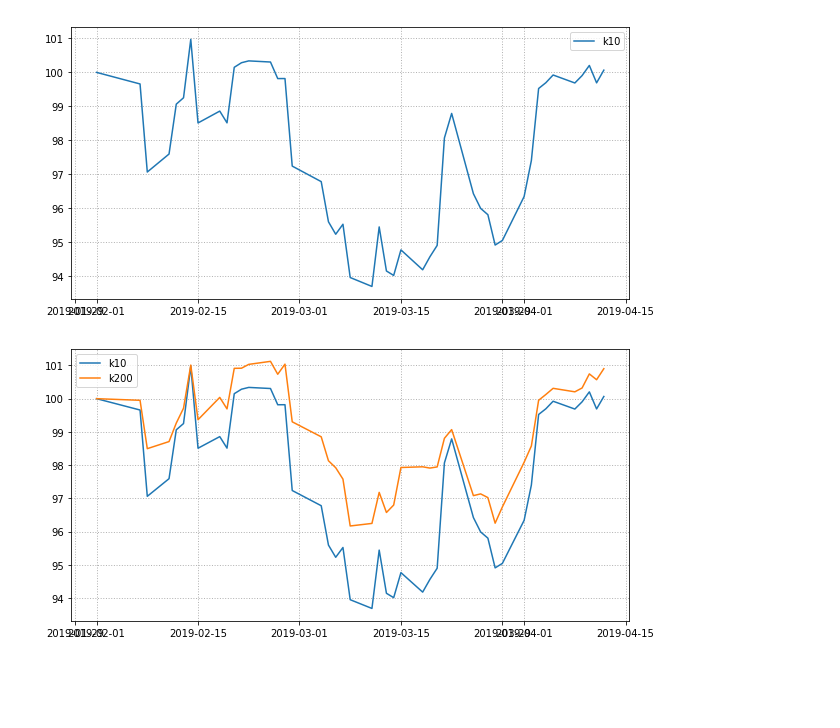
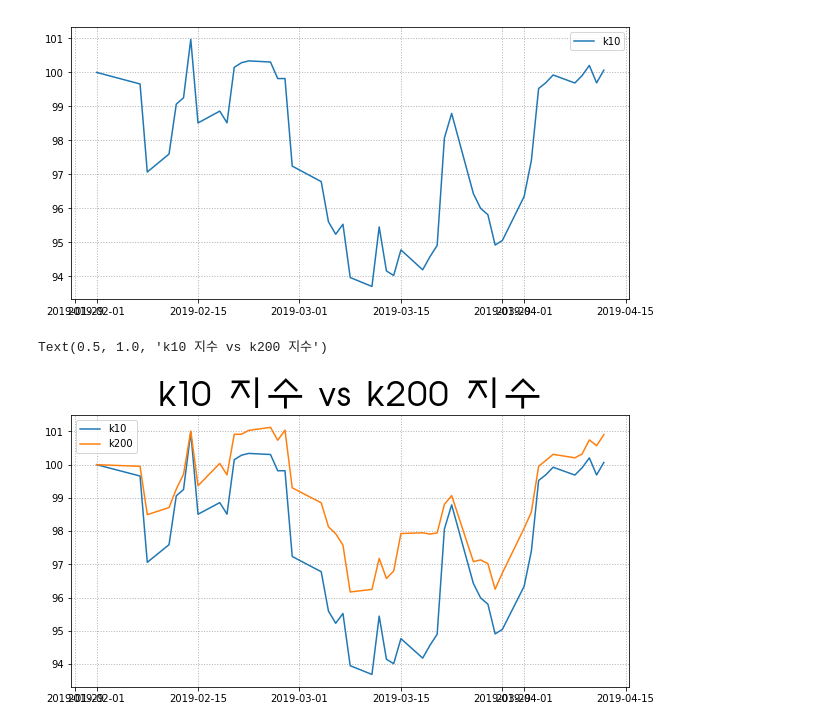
Before and after one commit to hyunW3/financeIT, a Jupyter notebook: k10 index deduction.ipynb, the cells around one changed output. Saved outputs shown, nothing was run; the diff lists cells and outputs as text; code cells hidden in the pictures; blank space fills up the shorter version.

```diff
--- a/k10 index deduction.ipynb
+++ b/k10 index deduction.ipynb
@@ -301,10 +301,17 @@ kospi200 = his_naver_index(KPI_prices,index_cd,"2019-2-1","2019-4-12")
 # %%
 k200 = pd.DataFrame({'k200' : kospi200})
 %matplotlib inline
 plt.figure(figsize=(10,5))
 plt.plot(k10['k10']/ k10['k10'][0] * 100)
 plt.plot(k200['k200'] / k200['k200'][0] * 100)
 plt.legend(loc=0)
 plt.grid(True, color='0.7', linestyle =":", linewidth=1)
+
+#한글 폰트 설정
+plt.rcParams['font.family'] = 'HYnamM'
+plt.rcParams['axes.unicode_minus'] = False
+font_title = {'family' : 'HYnamM', 'color' : 'black', 'weight' : 'bold', 'size' : 40}
+plt.title('k10 지수 vs k200 지수',fontdict=font_title)
 # %% [output]
+Text(0.5, 1.0, 'k10 지수 vs k200 지수')
-[figure, old version]
+[figure, new version]
```
Also changed, not shown: parts of 1 cell of this notebook, 4 other files.
